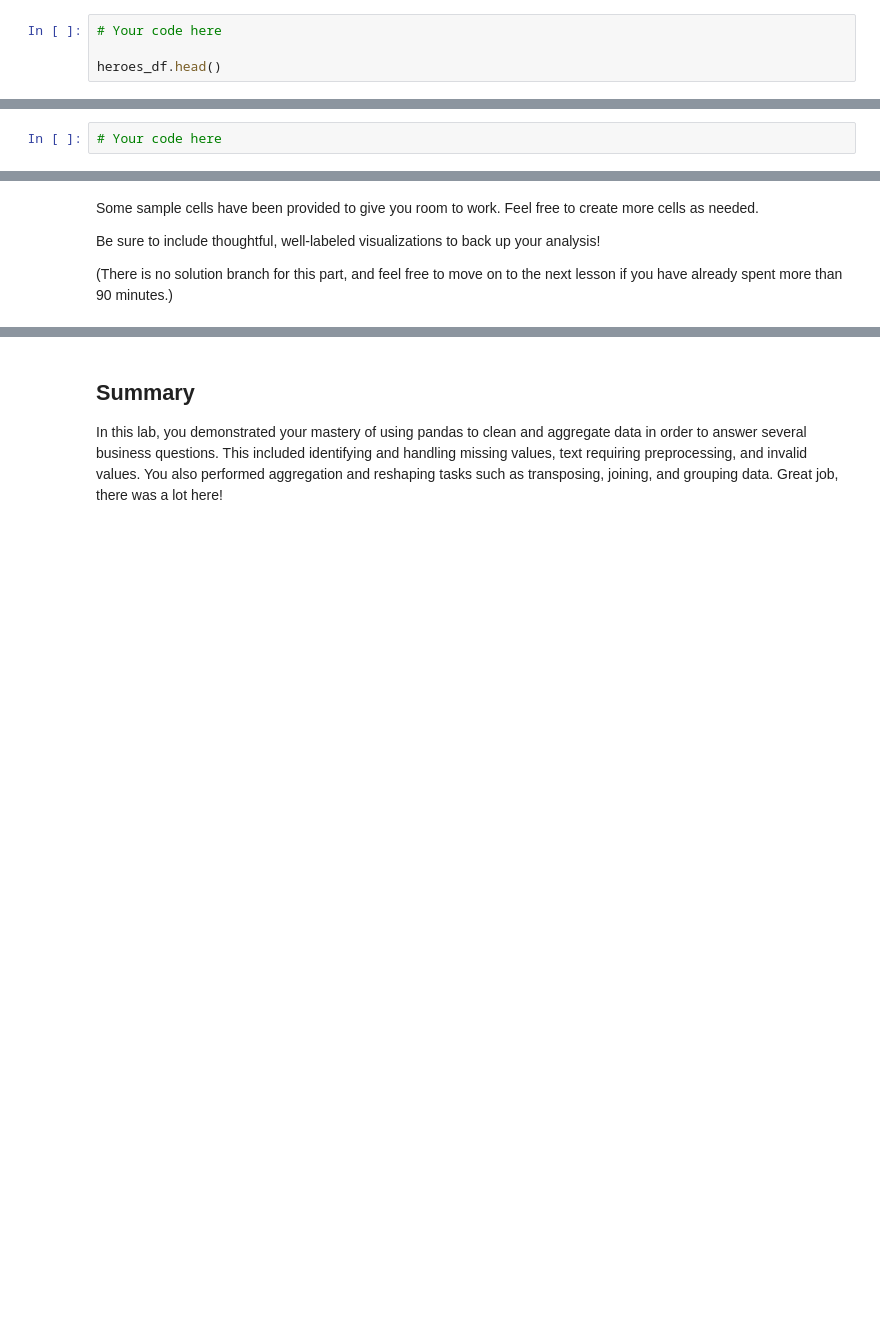
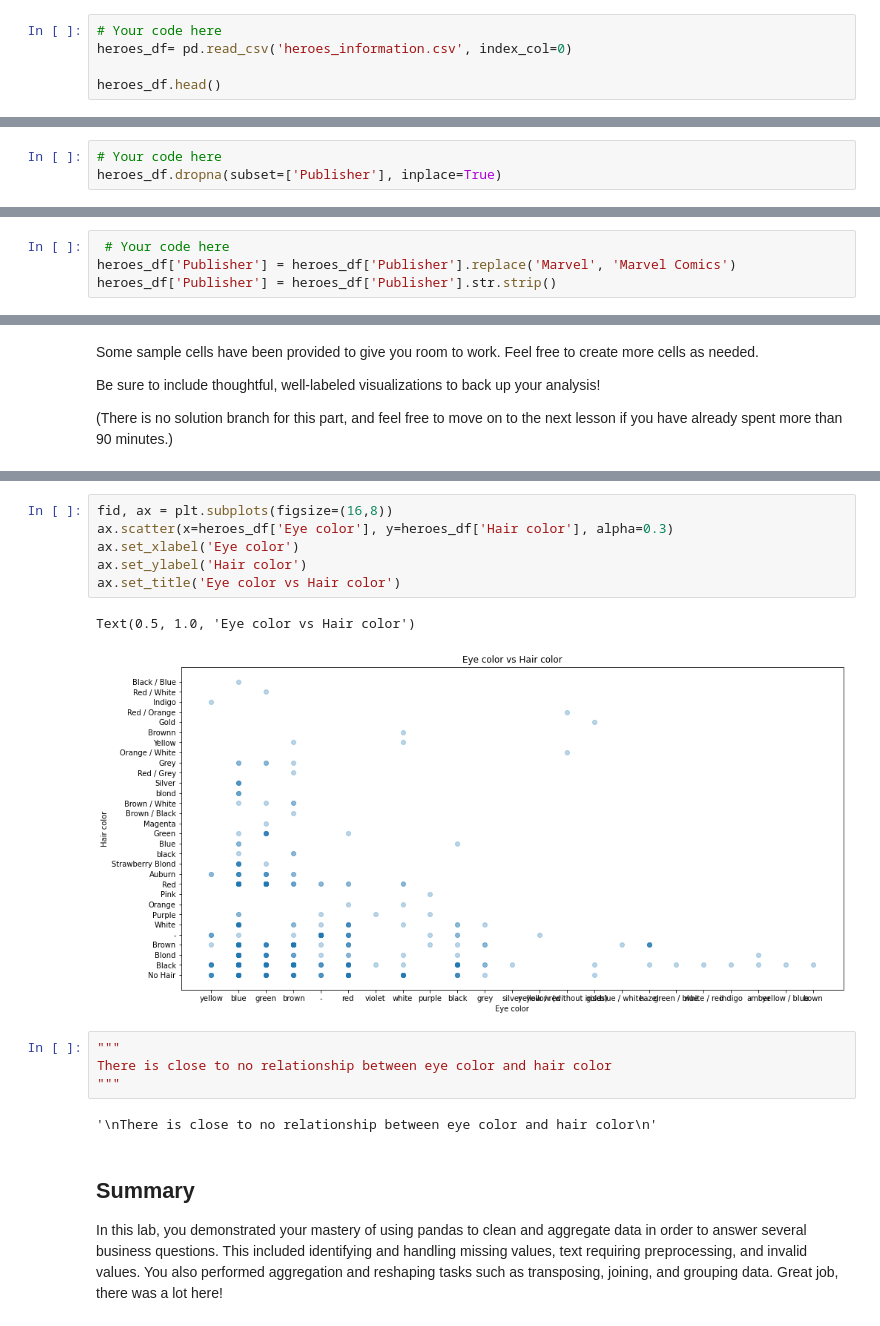
Before and after one commit to Trixiemoek/dsc-pandas-data-cleaning-lab, a Jupyter notebook: index.ipynb, the cells around one changed output, grey strips where cells are left out. Saved outputs shown, nothing was run; the diff lists cells and outputs as text; blank space fills up the shorter version.

```diff
--- a/index.ipynb
+++ b/index.ipynb
@@ -115,5 +115,6 @@ There are two ways to do this:
 2. Drop the column `Unnamed: 0` with `axis=1`
 # %%
 # Your code here
+heroes_df= pd.read_csv('heroes_information.csv', index_col=0)
 
 heroes_df.head()
@@ -230,6 +288,7 @@ None
 Now, implement the strategy to drop rows with missing values using code. (You can also check the solution branch for the answer to the question above if you're really not sure.)
 # %%
 # Your code here
+heroes_df.dropna(subset=['Publisher'], inplace=True)
 # %% [markdown]
 Now there should be no missing values in the publisher column:
 # %%
@@ -260,3 +347,7 @@ Now, write some code to handle these cases. If you're not sure where to start, l
+# %%
+ # Your code here
+heroes_df['Publisher'] = heroes_df['Publisher'].replace('Marvel', 'Marvel Comics')
+heroes_df['Publisher'] = heroes_df['Publisher'].str.strip()
 # %% [markdown]
 Check your work below:
 # %%
@@ -545,3 +959,18 @@ Be sure to include thoughtful, well-labeled visualizations to back up your analy
+# %%
+fid, ax = plt.subplots(figsize=(16,8))
+ax.scatter(x=heroes_df['Eye color'], y=heroes_df['Hair color'], alpha=0.3)
+ax.set_xlabel('Eye color')
+ax.set_ylabel('Hair color')
+ax.set_title('Eye color vs Hair color')
+# %% [output]
+Text(0.5, 1.0, 'Eye color vs Hair color')
+[figure, added]
+# %%
+"""
+There is close to no relationship between eye color and hair color
+"""
+# %% [output]
+'\nThere is close to no relationship between eye color and hair color\n'
 # %% [markdown]
 ## Summary
 
```
Also changed, not shown: parts of 47 cells of this notebook.
